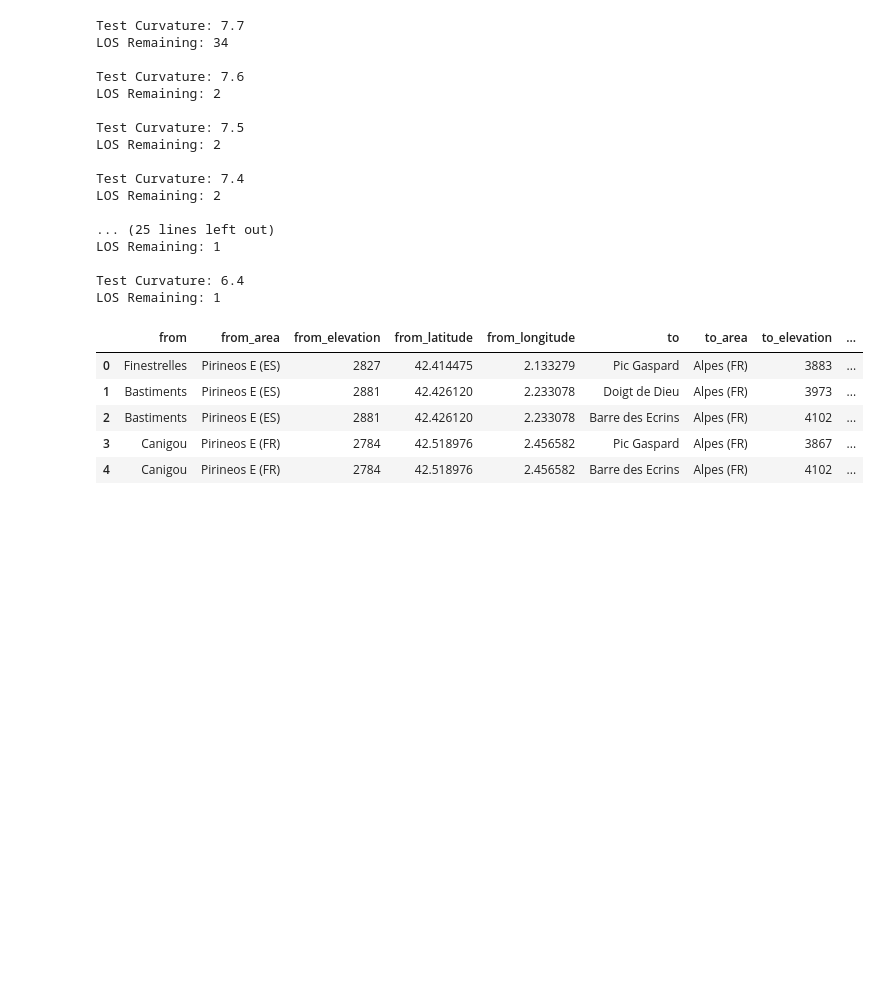
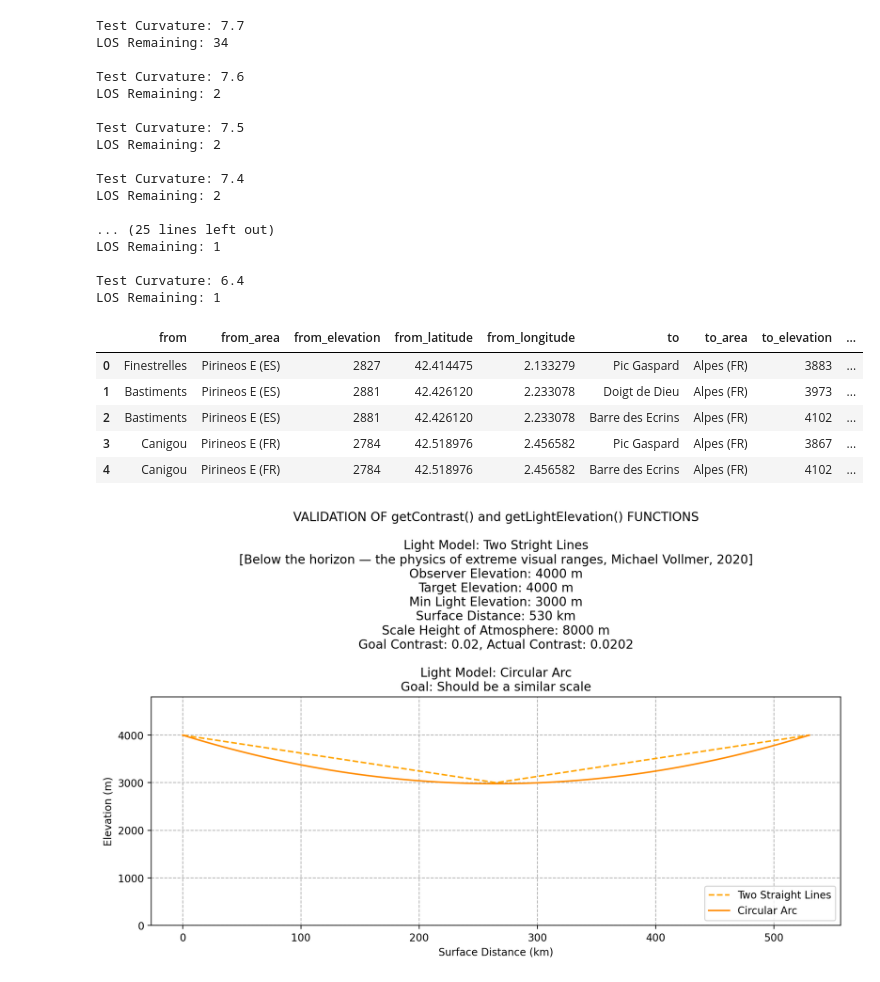
Before and after one commit to jgbreault/PinnaclePoints, a Jupyter notebook: scripts/known_los_analysis.ipynb, the cells around one changed output. Drawn from its saved outputs; the diff is of its cells as text; code cells hidden in the pictures; blank space fills up the shorter version.

Commit message:
first attempt at scattering, not quite right

```diff
--- a/scripts/known_los_analysis.ipynb
+++ b/scripts/known_los_analysis.ipynb
@@ -93,3 +93,94 @@ knownLos.head()
 | 4 | Canigou | Pirineos E (FR) | 2784 | 42.518976 | 2.456582 | Barre des Ecrins | Alpes (FR) | 4102 | ... |
 # %%
 knownLos.to_csv('../data/clean/known_los_with_curvature.csv', index=False)
+# %%
+import math
+import numpy as np
+from scipy.integrate import quad
+import matplotlib.pyplot as plt
+
+B0 = 0.00001139
+H_Straight = 8000
+H = me.atmosphereScaleHeight
+
+h1 = 4000
+h2 = 4000
+D = 530000
+C = 6.4
+R = me.earthRadius
+
+def getLightElevation(x, h1, h2, D, C, R):
+    delta_h = h2 - h1
+    d = math.sqrt(D**2 + delta_h**2)
+    r = (C - 1)*R
+    T = math.sqrt(r**2 - (d**2)/4)
+
+    x0 = D/2 - (delta_h/d)*T
+    y0 = (h1 + h2)/2 + (D/d)*T
+
+    y = y0 - math.sqrt(r**2 - (x - x0)**2)
+    return y
+
+def getLightElevationStraight(x, h1, h2, D, C, R):
+    mid = 3000
+    mid_x = D/2
+
+    if x <= mid_x:
+        return h1 + (mid-h1)*(x/mid_x)
+    else:
+        return mid + (h2-mid)*((x-mid_x)/mid_x)
+
+def getScatterCoef(h, H):
+    return B0 * math.exp(-h/H)
+
+X = np.arange(0, D, 100)
+Y_Straight = [getLightElevationStraight(x, h1, h2, D, C, R) for x in X]
+
+resultStraight, error = quad(lambda x: getScatterCoef(getLightElevationStraight(x, h1, h2, D, C, R), H_Straight), 0, D)
+
+B_avg_Straight = resultStraight/D
+
+contrastStraight = math.exp(-B_avg_Straight*D)
+contrastStraight
+
+Y = [getLightElevation(x, h1, h2, D, C, R) for x in X]
+
+result, error = quad(lambda x: getScatterCoef(getLightElevation(x, h1, h2, D, C, R), H), 0, D)
+
+B_avg = result/D
+
+contrast = math.exp(-B_avg*D)
+
+plt.figure(figsize=(12, 4), facecolor="white", dpi=200)
+
+plt.plot(X/1000, Y_Straight, c="orange", ls="--", label="Two Straight Lines")
+plt.plot(X/1000, Y, c="darkorange", label="Circular Arc")
+
+plt.ylim(bottom=0, top=max(Y)*1.2)
+
+plt.xlabel("Surface Distance (km)")
+plt.ylabel("Elevation (m)")
+plt.title(f"VALIDATION OF getContrast() and getLightElevation() FUNCTIONS\n\n"
+
+          "Light Model: Two Stright Lines\n" +
+          "[Below the horizon — the physics of extreme visual ranges, Michael Vollmer, 2020]\n" +
+          "Observer Elevation: 4000 m\n" +
+          "Target Elevation: 4000 m\n" +
+          "Min Light Elevation: 3000 m\n" +
+          "Surface Distance: 530 km\n" +
+          "Scale Height of Atmosphere: 8000 m\n" +
+          f"Goal Contrast: 0.02, Actual Contrast: {round(contrastStraight, 4)}\n\n" +
+
+          f"Light Model: Circular Arc\n" +
+          "Goal: Should be a similar scale")
+
+plt.grid(True, ls="--", zorder=0)
+
+ax = plt.gca()
+ax.set_facecolor("white")
+plt.legend(loc = 4)
+
+plt.savefig("../misc/images/scatter_validation", bbox_inches="tight")
+plt.show()
+# %% [output]
+[figure, added]
```
Also changed, not shown: parts of 1 cell of this notebook, 6 other files.
